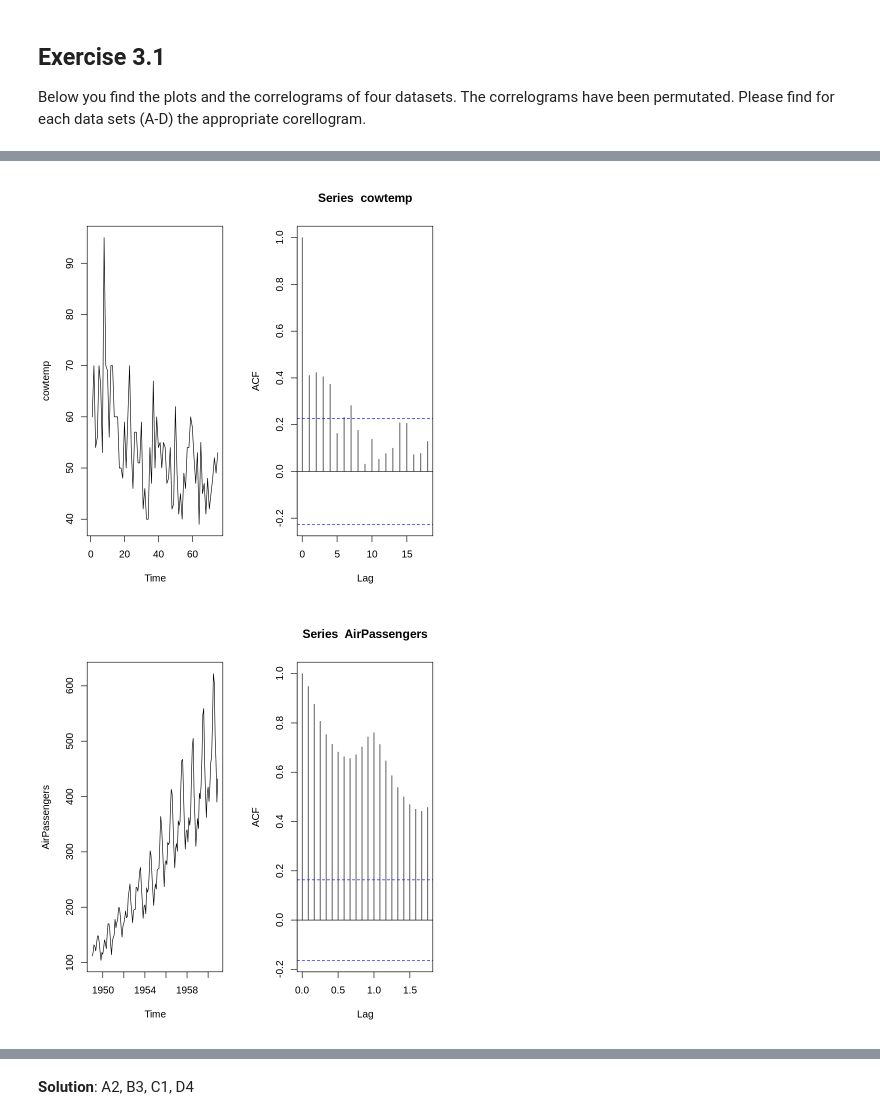
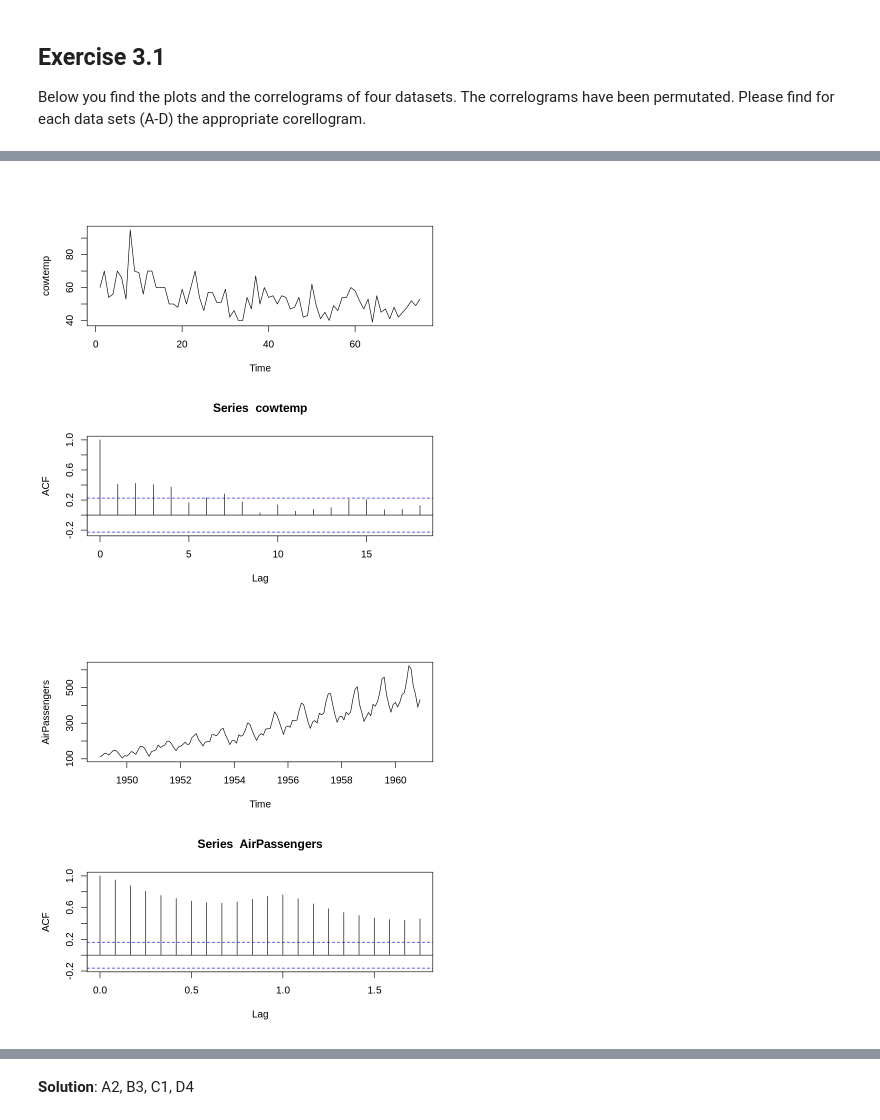
Before and after one commit to philippdrebes/MSCIDS_RTP02, a Jupyter notebook: exercises/exercise03.ipynb, the cells around one changed output, grey strips where cells are left out. Saved outputs shown, nothing was run; the diff lists cells and outputs as text; code cells hidden in the pictures.

```diff
--- a/exercises/exercise03.ipynb
+++ b/exercises/exercise03.ipynb
@@ -6,15 +12,15 @@ library(fma)
 # %%
-par(mfrow = c(1, 2))
+par(mfrow = c(2, 1))
 
 plot(cowtemp)
 acf(cowtemp)
 # %% [output]
-[figure, old version]
+[figure, new version]
 # %%
-par(mfrow = c(1, 2))
+par(mfrow = c(2, 1))
 
 plot(AirPassengers)
 acf(AirPassengers)
 # %% [output]
-[figure, old version]
+[figure, new version]
 # %%
```
Also changed, not shown: parts of 6 cells of this notebook.
